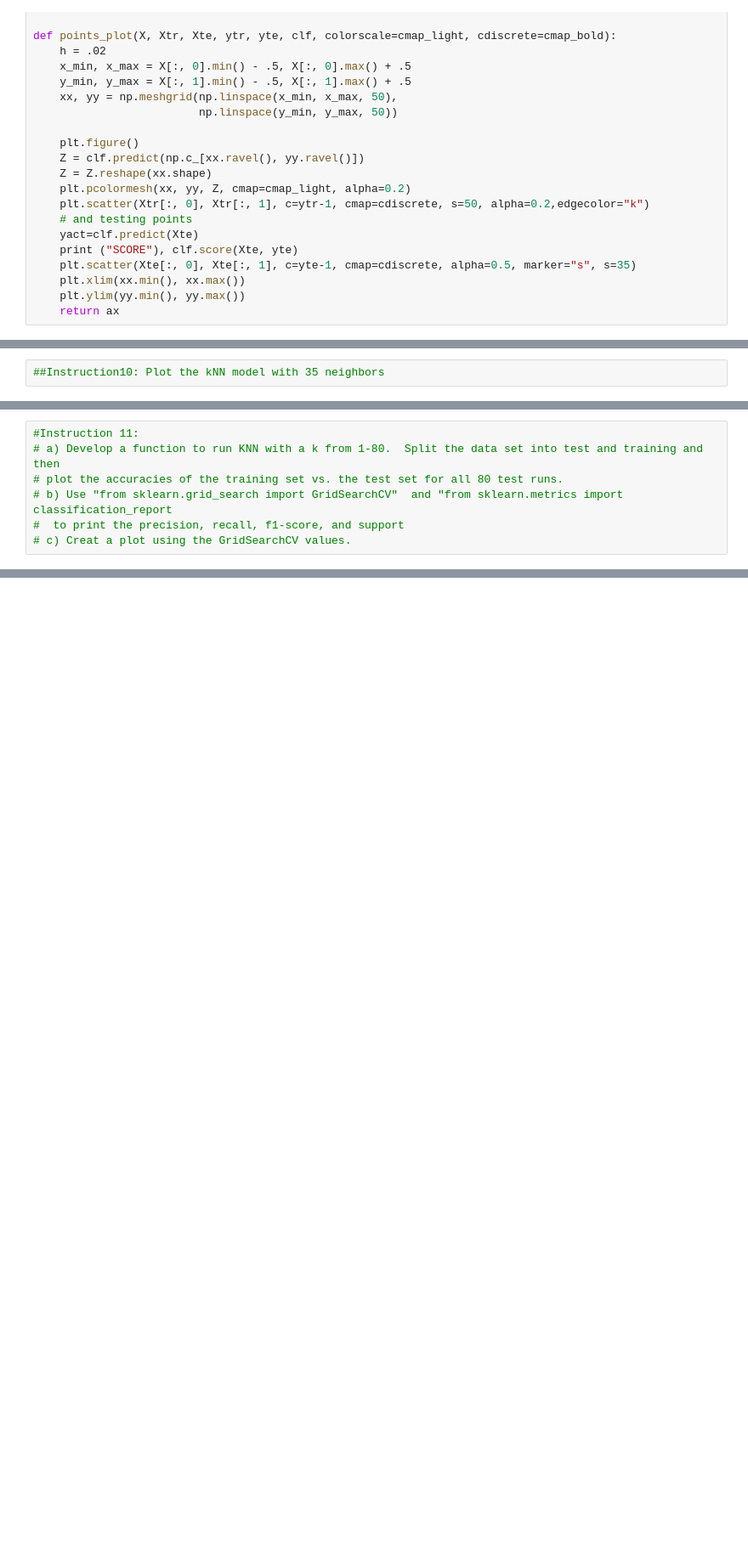
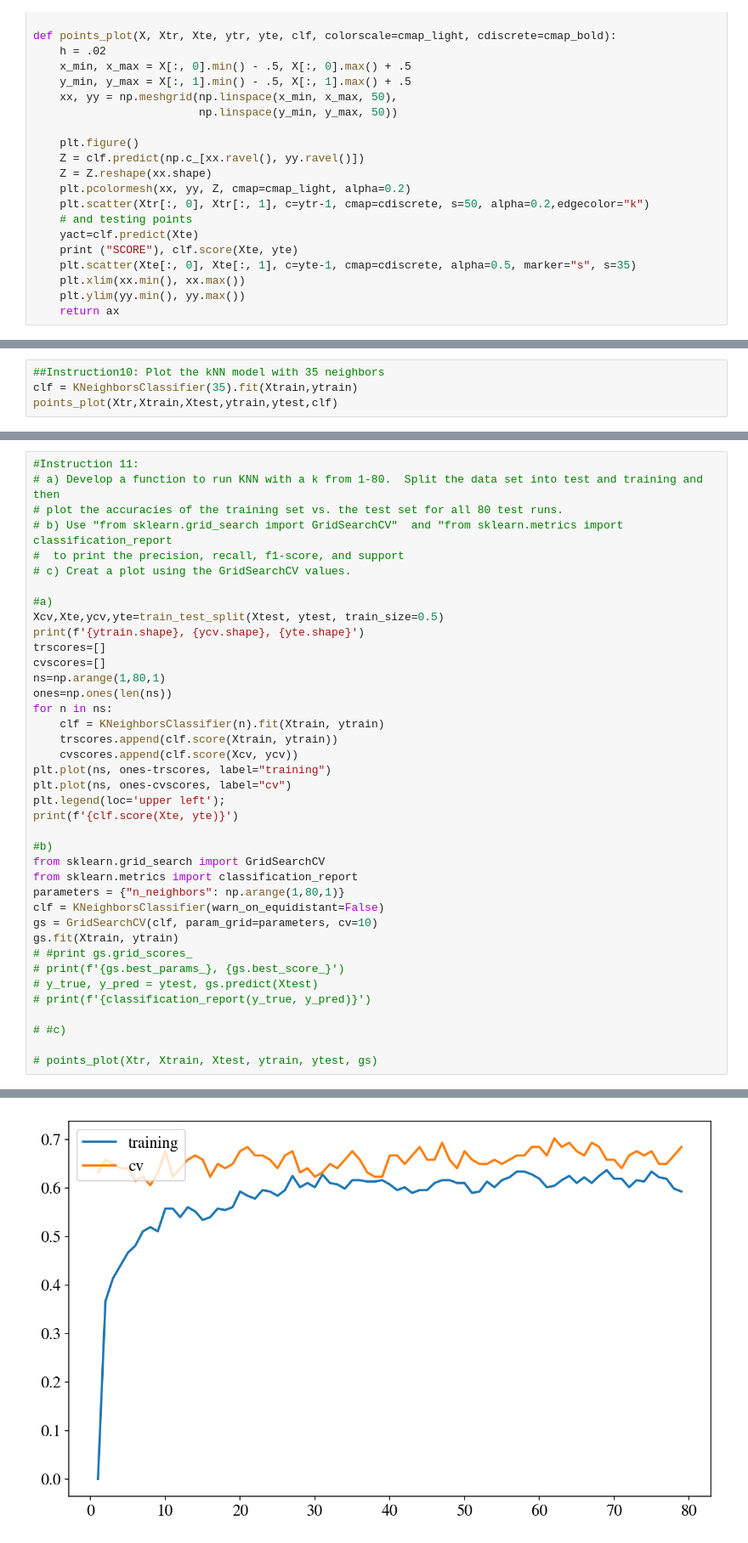
Before and after one commit to jcstumpf/jcstumpf.github.io, a Jupyter notebook: Assignments/HW2_Stumpf.ipynb, the cells around one changed output, grey strips where cells are left out. Shown at 85% size. Drawn from its saved outputs; the diff is of its cells as text; blank space fills up the shorter version.

```diff
--- a/Assignments/HW2_Stumpf.ipynb
+++ b/Assignments/HW2_Stumpf.ipynb
@@ -570,5 +588,7 @@ SCORE
 # %%
 ##Instruction10: Plot the kNN model with 35 neighbors
+clf = KNeighborsClassifier(35).fit(Xtrain,ytrain)
+points_plot(Xtr,Xtrain,Xtest,ytrain,ytest,clf)
 # %% [output]
 SCORE
 <matplotlib.axes._subplots.AxesSubplot at 0x...>
@@ -580,3 +600,36 @@ SCORE
 # b) Use "from sklearn.grid_search import GridSearchCV"  and "from sklearn.metrics import classification_report
 #  to print the precision, recall, f1-score, and support
 # c) Creat a plot using the GridSearchCV values.
+
+#a)
+Xcv,Xte,ycv,yte=train_test_split(Xtest, ytest, train_size=0.5)
+print(f'{ytrain.shape}, {ycv.shape}, {yte.shape}')
+trscores=[]
+cvscores=[]
+ns=np.arange(1,80,1)
+ones=np.ones(len(ns))
+for n in ns:
+    clf = KNeighborsClassifier(n).fit(Xtrain, ytrain)
+    trscores.append(clf.score(Xtrain, ytrain))
+    cvscores.append(clf.score(Xcv, ycv))
+plt.plot(ns, ones-trscores, label="training")
+plt.plot(ns, ones-cvscores, label="cv")
+plt.legend(loc='upper left');
+print(f'{clf.score(Xte, yte)}')
+
+#b)
+from sklearn.grid_search import GridSearchCV
+from sklearn.metrics import classification_report
+parameters = {"n_neighbors": np.arange(1,80,1)}
+clf = KNeighborsClassifier(warn_on_equidistant=False)
+gs = GridSearchCV(clf, param_grid=parameters, cv=10)
+gs.fit(Xtrain, ytrain)
+# #print gs.grid_scores_
+# print(f'{gs.best_params_}, {gs.best_score_}')
+# y_true, y_pred = ytest, gs.predict(Xtest)
+# print(f'{classification_report(y_true, y_pred)}')
+
+# #c)
+
+# points_plot(Xtr, Xtrain, Xtest, ytrain, ytest, gs)
+# %% [output]
@@ -582,0 +639 @@ SCORE
+[figure, added]
```
Also changed, not shown: parts of 12 cells of this notebook.
